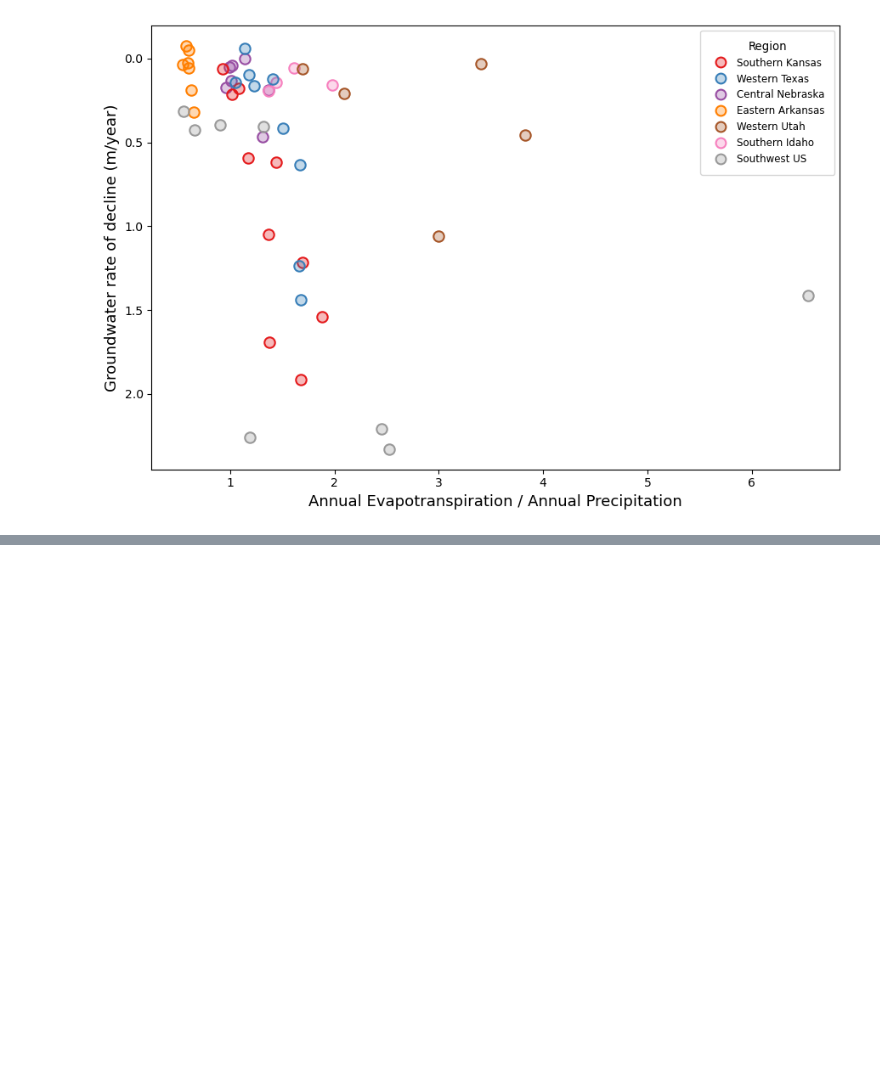
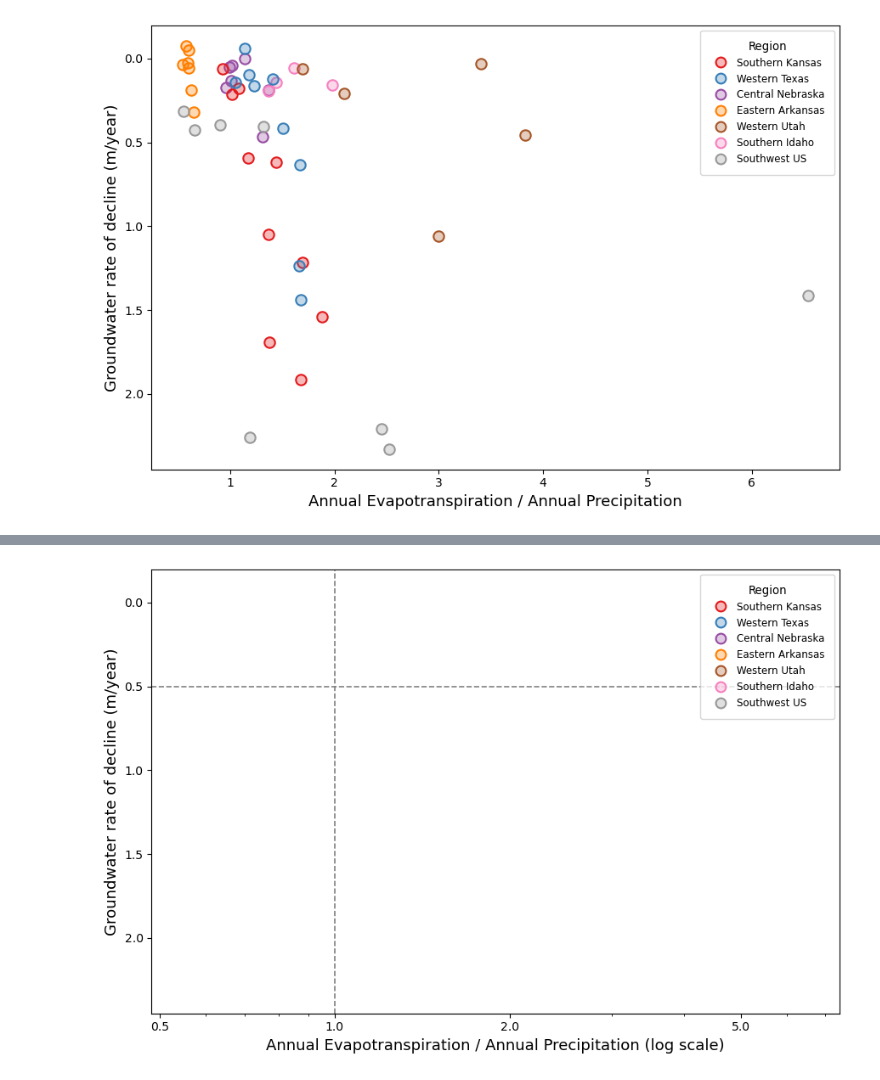
Before and after one commit to meds-AridGW/ET_GW_analysis_workflow, a Jupyter notebook: data_viz/data_visualization.ipynb, the cells around one changed output, grey strips where cells are left out. Drawn from its saved outputs; the diff is of its cells as text; code cells hidden in the pictures; blank space fills up the shorter version.

```diff
--- a/data_viz/data_visualization.ipynb
+++ b/data_viz/data_visualization.ipynb
@@ -260,0 +474,62 @@ plt.show()
+# %%
+# Create raw scatter plot without regression or annotations
+fig, ax = plt.subplots(figsize=(10, 6))
+
+# Reassign region colors for consistency
+regions = site_summary["region"].unique()
+colors = cm.get_cmap('Set1', len(regions))
+color_map = {r: colors(i) for i, r in enumerate(regions)}
+
+# Plot raw data points for each region
+for region, group in site_summary.groupby("region"):
+    ax.scatter(
+        group["et_precip_ratio"],
+        group["gw_trend_m_per_yr"],
+        s=80,
+        marker='o',
+        facecolors='white',      # white fill
+        edgecolors='white',      # white outline
+        linewidths=1.5
+    )
+
+# Set axis labels
+ax.set_xlabel("Annual Evapotranspiration / Annual Precipitation (log scale)", fontsize=13)
+ax.set_ylabel("Groundwater rate of decline (m/year)", fontsize=13)
+
+# Log scale on x-axis
+ax.set_xscale("log")
+
+# Invert y-axis
+ax.invert_yaxis()
+
+# Create legend for raw plot regions
+region_legend = [
+    Line2D([0], [0], marker='o', linestyle='None', markersize=8.5,
+        markerfacecolor=mcolors.to_rgba(color_map[r], alpha=0.3),
+        markeredgecolor=color_map[r], markeredgewidth=1.5,
+        label=r.replace("SoCal_Arizona", "Southwest US")
+               .replace("Arkansas Delta", "Eastern Arkansas")
+               .replace("_", " "))
+    for r in regions
+]
+
+# Add horizontal threshold line
+ax.axhline(y=0.5, color='gray', linestyle='--', linewidth=1.2)
+
+# Add vertical reference line at ET = Precipitation
+ax.axvline(x=1, color='gray', linestyle='--', linewidth=1.2)
+
+# Add legend
+ax.legend(handles=region_legend, title="Region", loc="upper right",
+    fontsize=8.5, title_fontsize=9.5, borderpad=1, labelspacing=0.5, handletextpad=0.6)
+
+# Define custom X axis ticks
+ax.set_xticks([0.5, 1, 2, 5])
+ax.xaxis.set_major_formatter(ticker.ScalarFormatter())
+
+# Final layout adjustment
+plt.tight_layout()
+plt.subplots_adjust(right=0.88)
+plt.show()
+# %% [output]
+[figure, added]
```
Also changed, not shown: parts of 5 cells of this notebook, 14 other files.
